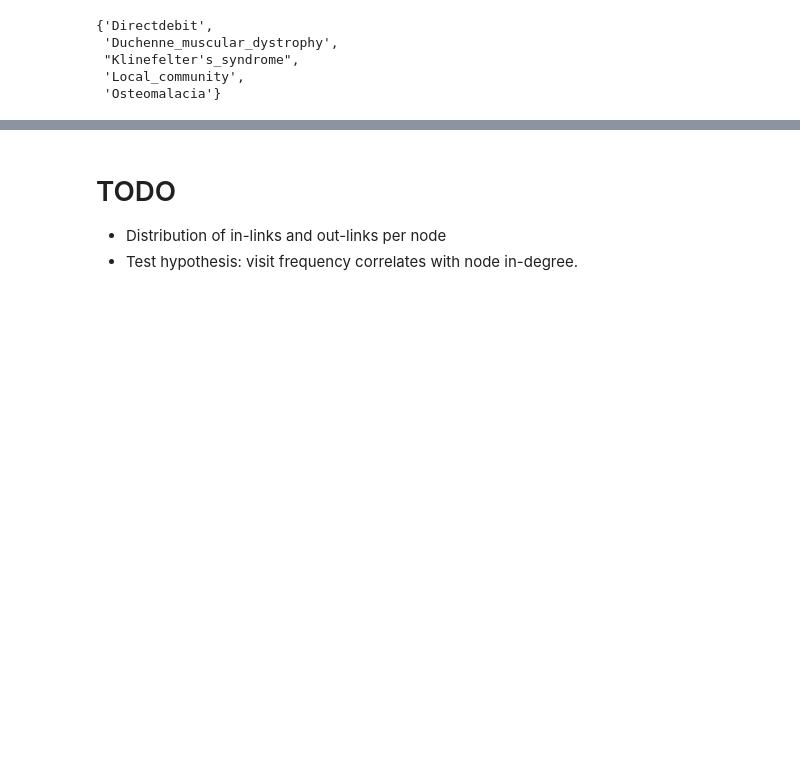
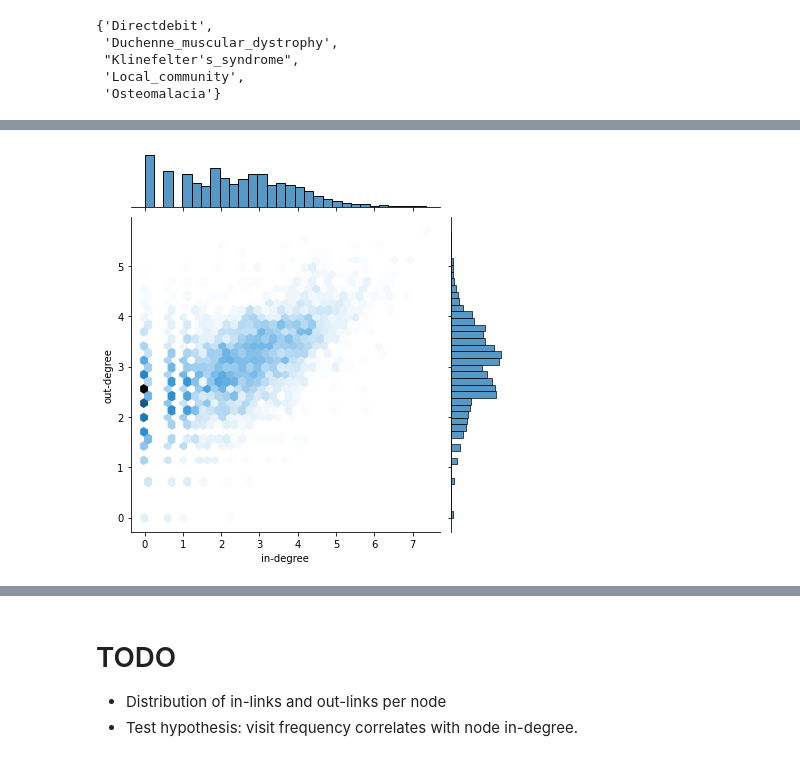
Before and after one commit to epfl-ada/ada-2022-project-theadalyzers, a Jupyter notebook: network-analysis.ipynb, the cells around one changed output, grey strips where cells are left out. Saved outputs shown, nothing was run; the diff lists cells and outputs as text; code cells hidden in the pictures; blank space fills up the shorter version.

```diff
--- a/network-analysis.ipynb
+++ b/network-analysis.ipynb
@@ -78,0 +82,12 @@ nodes_no_inlink[:5]
+# %%
+freq_out = df['out'].value_counts()
+freq_in = df['in'].value_counts()
+
+degree_freq = (pd.merge(freq_in,
+                        freq_out,
+                        left_index=True,
+                        right_index=True,
+                        how='inner')  #exclude zeros
+               .fillna(0))
+
+degree_freq.head()
@@ -78,0 +101,9 @@ nodes_no_inlink[:5]
+# %%
+g = sns.jointplot(data=np.log(degree_freq),
+                  x="in", y="out",
+                  kind='hex')
+
+g.ax_joint.set_xlabel("in-degree")
+g.ax_joint.set_ylabel("out-degree");
+# %% [output]
+[figure, added]
```
Also changed, not shown: parts of 14 cells of this notebook.
